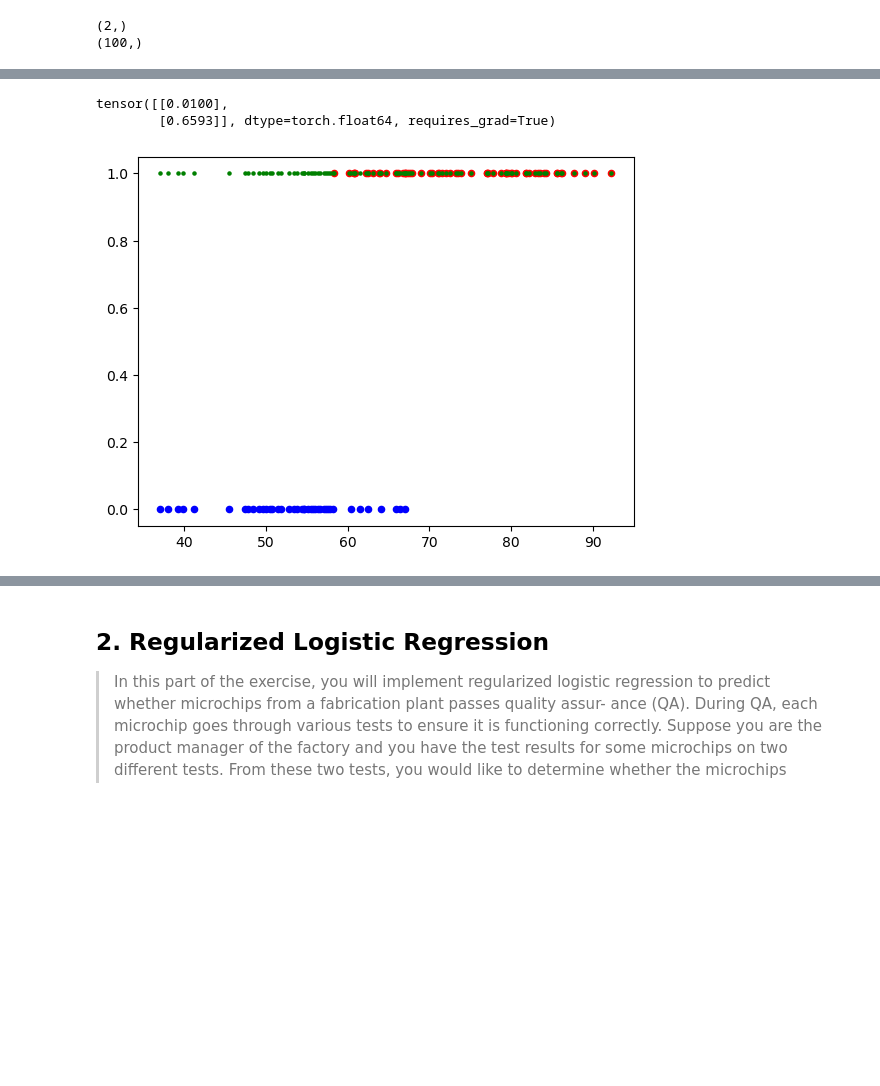
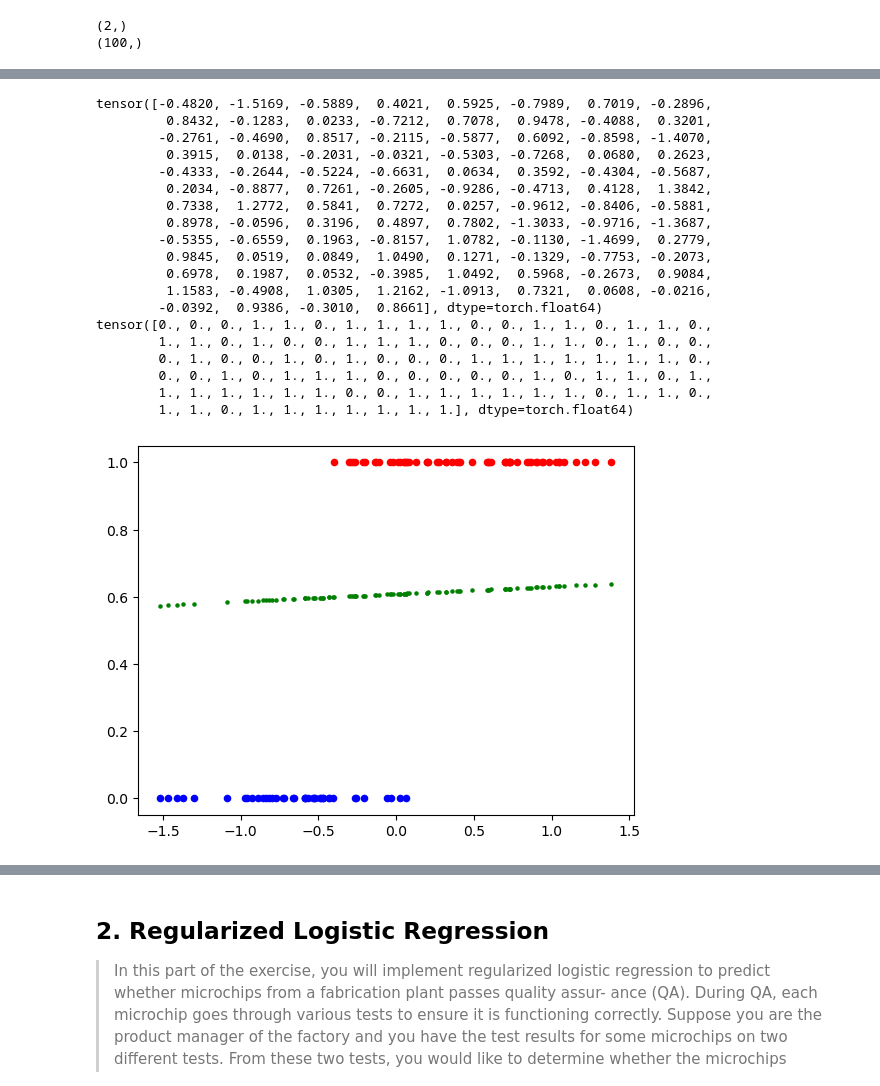
Before and after one commit to 22AZhang/Project4-ML, a Jupyter notebook: Logistic Regression/Project_4_Exercise_2_Logistic_Regression.ipynb, the cells around one changed output, grey strips where cells are left out. Drawn from its saved outputs; the diff is of its cells as text; code cells hidden in the pictures; blank space fills up the shorter version.

```diff
--- a/Logistic Regression/Project_4_Exercise_2_Logistic_Regression.ipynb
+++ b/Logistic Regression/Project_4_Exercise_2_Logistic_Regression.ipynb
@@ -67,8 +71,8 @@ plt.show()
 # to start, we can turn this into a 1D logistic regression problem
 
 # Add the numbers together
-score1 = data[:,0]
-score2 = data[:,1]
+score1 = (data[:,0]-np.mean(data[:,0]))/np.std(data[:,0])
+score2 = (data[:,1]-np.mean(data[:,1]))/np.std(data[:,1])
 result = torch.from_numpy(data[:,2])
 ave_score = 0.5*(score1 + score2)
 print(ave_score.shape)
@@ -120,25 +124,27 @@ plt.show()
 #   return loss
 
 def predict_torch(X_, th_):
-  res = torch.matmul(X_.T,th_)
-  return 1 / (1 + torch.exp(-res))
+  res = torch.matmul(torch.transpose(X_, 1, 0),th_)
+  return 1.0 / (1.0 + torch.exp(-res))
 
 def calc_loss_torch( X_train, Y_true, th ):
   y_pred = predict_torch(X_train,th)
-  y_pred = torch.clamp(y_pred, 1e-7, 1 - 1e-7)
-  loss = torch.mean(-Y_true*torch.log(y_pred) - (1-Y_true)*torch.log(1-y_pred))
-  return loss
+  print(y_pred)
+  #y_pred = torch.clamp(y_pred, 1e-7, 1 - 1e-7)
+  # loss = torch.binary_cross_entropy_with_logits()
+  l = -torch.mean(Y_true*torch.log(y_pred) + (1.0-Y_true)*torch.log(1-y_pred))
+  return l
 
 # try it out
 # loss = calc_loss_torch(X_t, Y_t, th_t)
 # print(loss)
 # %%
-n_steps = 3000
-lr = 1e-4
+n_steps = 1000
+lr = 1.0e-2
 
 X = torch.from_numpy(np.vstack((np.ones(len(ave_score)), ave_score)))
-
-theta = np.zeros((2,1))
+#print(X)
+theta = np.random.random((2,1))
 th_t = torch.tensor(theta, requires_grad=True)
 print("initial theta: " + str(th_t))
 th_track = np.zeros((n_steps+1,2))
@@ -146,14 +152,16 @@ th_track[0,:] = theta.T
 loss_track = np.zeros(n_steps)
 
 for i in range(0,n_steps):
+    print(th_t.grad)
     loss = calc_loss_torch(X, result, th_t)
     loss.backward()
 
     with torch.no_grad():
+        print(th_t.grad)
         th_t -= lr*th_t.grad
         th_track[i+1,:] = th_t.detach().numpy().T
         loss_track[i] = loss.item()
-    th_t.grad.zero_()
+        th_t.grad.zero_()
 
 print("Final Answer: " +str(th_t))
 # %% [output]
@@ -172,12 +193,31 @@ plt.show()
 # %%
-pred = logistic_fn(ave_score, th_t.detach().numpy())
-print(th_t)
+# th_t = torch.tensor([[1.7], [5.4]], dtype=torch.double)
+pred = predict_torch(X, th_t)
+print(X[1,:])
+print(result)
 
 plt.scatter(ave_score_passing, result_passing, s=20, c='r')
 plt.scatter(ave_score_failing, result_failing, s=20, c='b')
-plt.scatter(ave_score, pred, s=5, c='g')
+plt.scatter(ave_score, pred.detach().numpy(), s=5, c='g')
 plt.show()
 # %% [output]
-tensor([[0.0100],
-        [0.6593]], dtype=torch.float64, requires_grad=True)
+tensor([-0.4820, -1.5169, -0.5889,  0.4021,  0.5925, -0.7989,  0.7019, -0.2896,
+         0.8432, -0.1283,  0.0233, -0.7212,  0.7078,  0.9478, -0.4088,  0.3201,
+        -0.2761, -0.4690,  0.8517, -0.2115, -0.5877,  0.6092, -0.8598, -1.4070,
+         0.3915,  0.0138, -0.2031, -0.0321, -0.5303, -0.7268,  0.0680,  0.2623,
+        -0.4333, -0.2644, -0.5224, -0.6631,  0.0634,  0.3592, -0.4304, -0.5687,
+         0.2034, -0.8877,  0.7261, -0.2605, -0.9286, -0.4713,  0.4128,  1.3842,
+         0.7338,  1.2772,  0.5841,  0.7272,  0.0257, -0.9612, -0.8406, -0.5881,
+         0.8978, -0.0596,  0.3196,  0.4897,  0.7802, -1.3033, -0.9716, -1.3687,
+        -0.5355, -0.6559,  0.1963, -0.8157,  1.0782, -0.1130, -1.4699,  0.2779,
+         0.9845,  0.0519,  0.0849,  1.0490,  0.1271, -0.1329, -0.7753, -0.2073,
+         0.6978,  0.1987,  0.0532, -0.3985,  1.0492,  0.5968, -0.2673,  0.9084,
+         1.1583, -0.4908,  1.0305,  1.2162, -1.0913,  0.7321,  0.0608, -0.0216,
+        -0.0392,  0.9386, -0.3010,  0.8661], dtype=torch.float64)
+tensor([0., 0., 0., 1., 1., 0., 1., 1., 1., 1., 0., 0., 1., 1., 0., 1., 1., 0.,
+        1., 1., 0., 1., 0., 0., 1., 1., 1., 0., 0., 0., 1., 1., 0., 1., 0., 0.,
+        0., 1., 0., 0., 1., 0., 1., 0., 0., 0., 1., 1., 1., 1., 1., 1., 1., 0.,
+        0., 0., 1., 0., 1., 1., 1., 0., 0., 0., 0., 0., 1., 0., 1., 1., 0., 1.,
+        1., 1., 1., 1., 1., 1., 0., 0., 1., 1., 1., 1., 1., 1., 0., 1., 1., 0.,
+        1., 1., 0., 1., 1., 1., 1., 1., 1., 1.], dtype=torch.float64)
-[figure, old version]
+[figure, new version]
```
Also changed, not shown: parts of 7 cells of this notebook, 2 other files.
